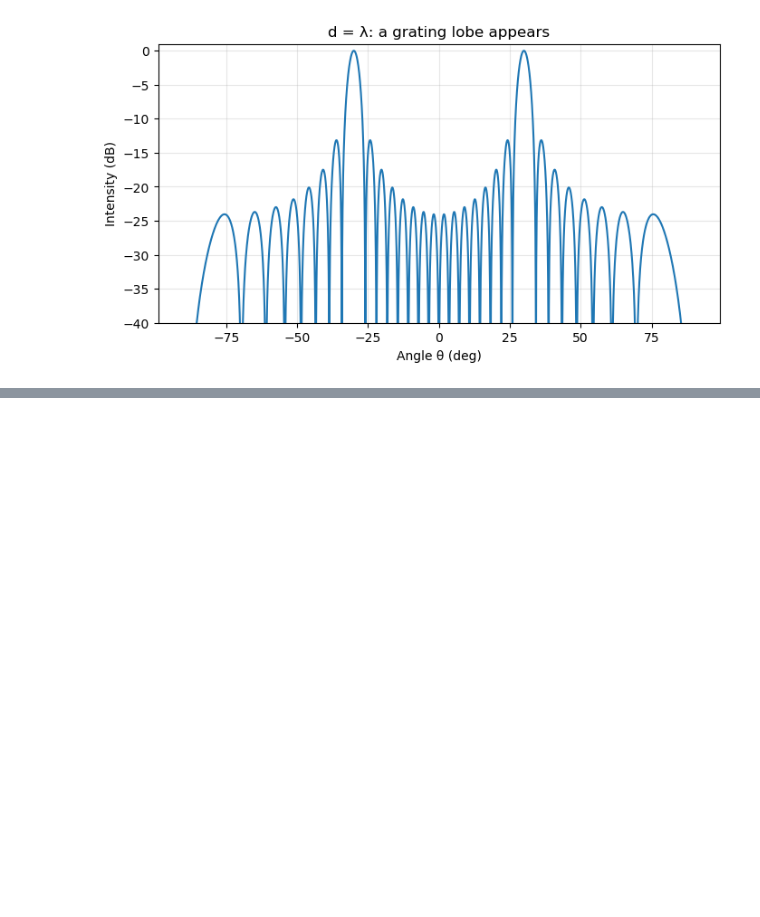
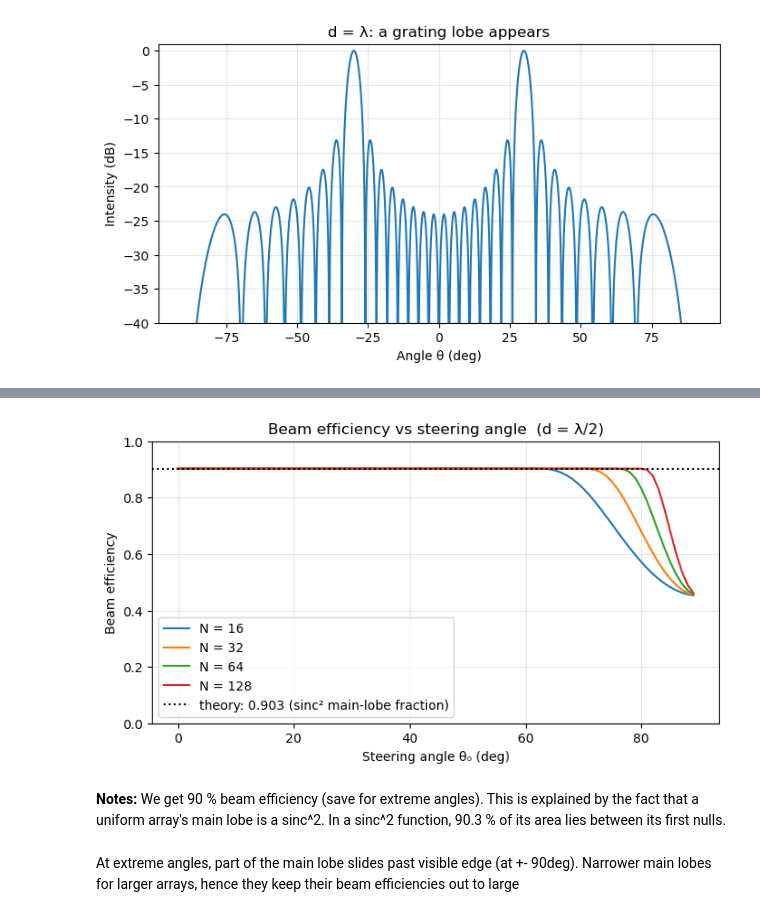
Before and after one commit to sidderz56/opa-beam-steering, a Jupyter notebook: 01_steering.ipynb, the cells around one changed output, grey strips where cells are left out. Drawn from its saved outputs; the diff is of its cells as text; code cells hidden in the pictures; blank space fills up the shorter version.

```diff
--- a/01_steering.ipynb
+++ b/01_steering.ipynb
@@ -58,0 +86,16 @@ Strong beams at: [-30.  30.] deg
+# %%
+steer = np.arange(0, 90, 1)
+fig, ax = plt.subplots(figsize=(8, 4))
+for n in [16, 32, 64, 128]:
+    eff = [power_budget(np.arange(n) * d, wl, theta0_deg=s)["beam_eff"] for s in steer]
+    ax.plot(steer, eff, label=f"N = {n}")
+ax.axhline(0.903, color="k", ls=":", label="theory: 0.903 (sinc² main-lobe fraction)")
+ax.set_xlabel("Steering angle θ₀ (deg)"); ax.set_ylabel("Beam efficiency")
+ax.set_ylim(0, 1); ax.set_title("Beam efficiency vs steering angle  (d = λ/2)")
+ax.legend(); ax.grid(alpha=0.3); plt.show()
+# %% [output]
+[figure, added]
+# %% [markdown]
+**Notes:** We get 90 % beam efficiency (save for extreme angles). This is explained by the fact that a uniform array's main lobe is a sinc^2. In a sinc^2 function, 90.3 % of its area lies between its first nulls.
+# %% [markdown]
+At extreme angles, part of the main lobe slides past visible edge (at +- 90deg). Narrower main lobes for larger arrays, hence they keep their beam efficiencies out to large
```
Also changed, not shown: parts of 8 cells of this notebook, 1 other file.
